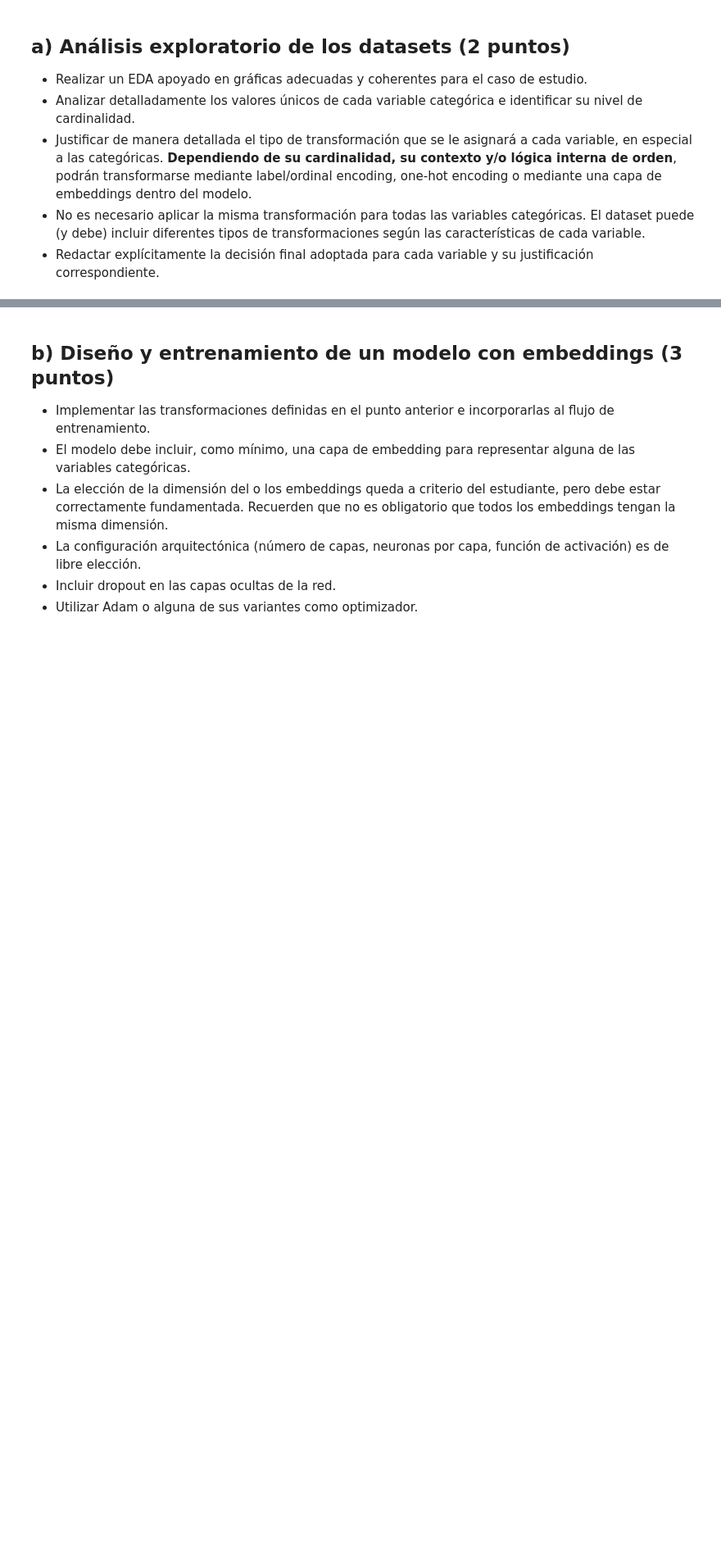
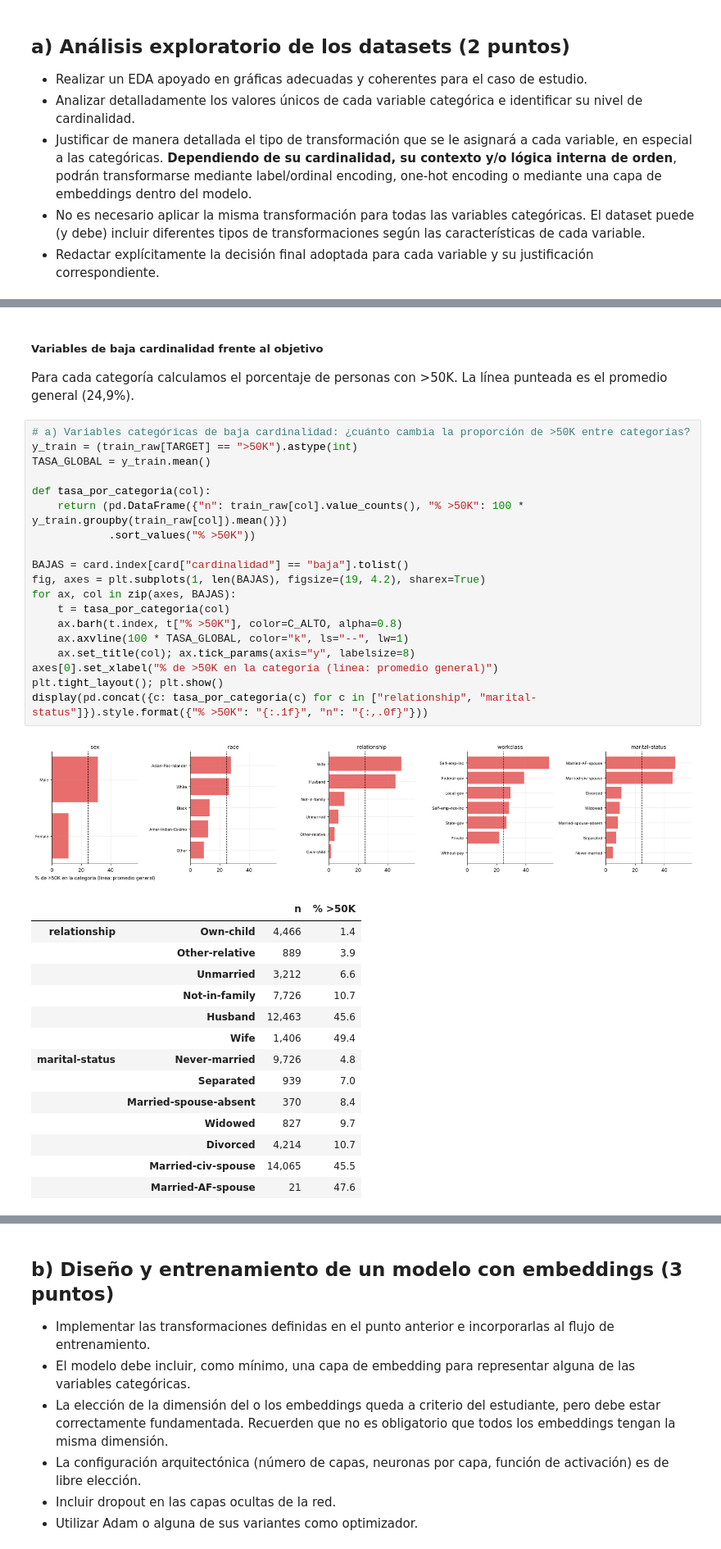
Before and after one commit to masouto94/aprendizaje_profundo, a Jupyter notebook: tps/tp_2/ASTORGA-GONZALEZ-SOUTO-TP2-Co26.ipynb, the cells around one changed output, grey strips where cells are left out. Shown at 82% size. Cells and saved outputs as stored; diff of their text form; blank space fills up the shorter version.

```diff
--- a/tps/tp_2/ASTORGA-GONZALEZ-SOUTO-TP2-Co26.ipynb
+++ b/tps/tp_2/ASTORGA-GONZALEZ-SOUTO-TP2-Co26.ipynb
@@ -81,0 +258,39 @@ Está compuesto por los siguientes features:
+# %% [markdown]
+##### Variables de baja cardinalidad frente al objetivo
+
+Para cada categoría calculamos el porcentaje de personas con >50K. La línea punteada es el promedio general (24,9%).
+# %%
+# a) Variables categóricas de baja cardinalidad: ¿cuánto cambia la proporción de >50K entre categorías?
+y_train = (train_raw[TARGET] == ">50K").astype(int)
+TASA_GLOBAL = y_train.mean()
+
+def tasa_por_categoria(col):
+    return (pd.DataFrame({"n": train_raw[col].value_counts(), "% >50K": 100 * y_train.groupby(train_raw[col]).mean()})
+            .sort_values("% >50K"))
+
+BAJAS = card.index[card["cardinalidad"] == "baja"].tolist()
+fig, axes = plt.subplots(1, len(BAJAS), figsize=(19, 4.2), sharex=True)
+for ax, col in zip(axes, BAJAS):
+    t = tasa_por_categoria(col)
+    ax.barh(t.index, t["% >50K"], color=C_ALTO, alpha=0.8)
+    ax.axvline(100 * TASA_GLOBAL, color="k", ls="--", lw=1)
+    ax.set_title(col); ax.tick_params(axis="y", labelsize=8)
+axes[0].set_xlabel("% de >50K en la categoría (línea: promedio general)")
+plt.tight_layout(); plt.show()
+display(pd.concat({c: tasa_por_categoria(c) for c in ["relationship", "marital-status"]}).style.format({"% >50K": "{:.1f}", "n": "{:,.0f}"}))
+# %% [output]
+[figure, added]
+|  |  | n | % >50K |
+| relationship | Own-child | 4,466 | 1.4 |
+|  | Other-relative | 889 | 3.9 |
+|  | Unmarried | 3,212 | 6.6 |
+|  | Not-in-family | 7,726 | 10.7 |
+|  | Husband | 12,463 | 45.6 |
+|  | Wife | 1,406 | 49.4 |
+| marital-status | Never-married | 9,726 | 4.8 |
+|  | Separated | 939 | 7.0 |
+|  | Married-spouse-absent | 370 | 8.4 |
+|  | Widowed | 827 | 9.7 |
+|  | Divorced | 4,214 | 10.7 |
+|  | Married-civ-spouse | 14,065 | 45.5 |
+|  | Married-AF-spouse | 21 | 47.6 |
```
Also changed, not shown: parts of 48 cells of this notebook, 1 other file.
